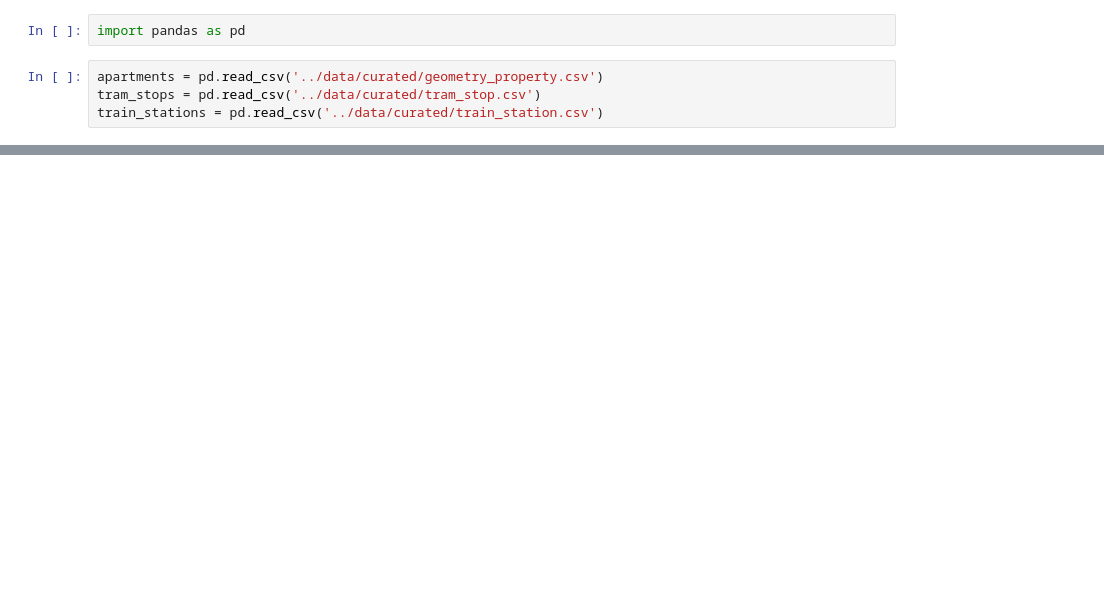
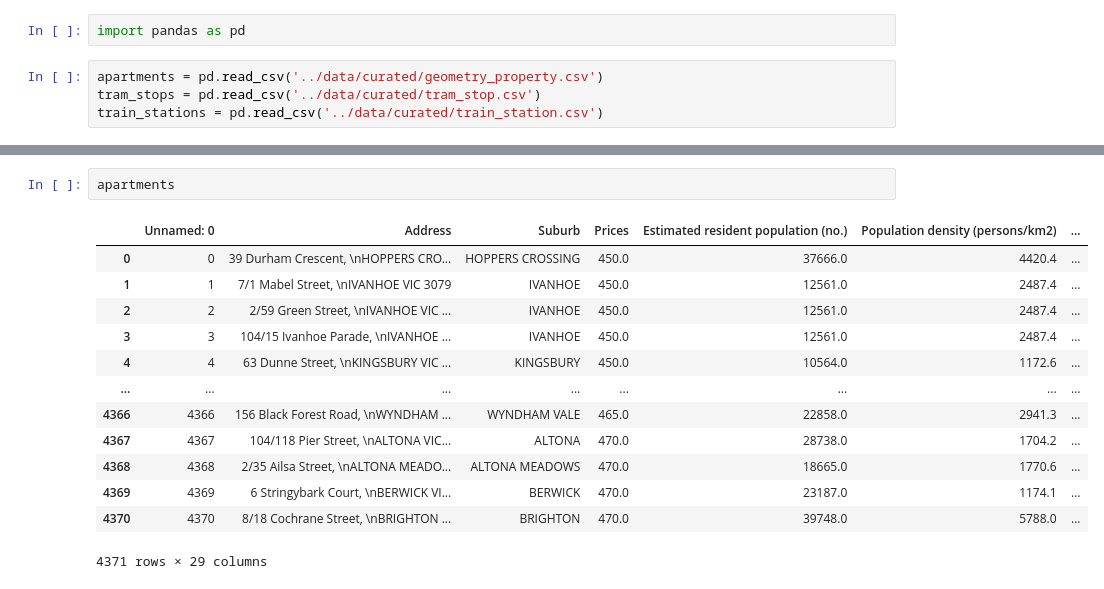
Before and after one commit to vanessagraciia/Real-Estate-Industry-Project, a Jupyter notebook: notebooks/distance.ipynb, the cells around one changed output, grey strips where cells are left out. Saved outputs shown, nothing was run; the diff lists cells and outputs as text; blank space fills up the shorter version.

```diff
--- a/notebooks/distance.ipynb
+++ b/notebooks/distance.ipynb
@@ -63,0 +7,16 @@ apartments["TramStopsWithin500m"] = tram_counts
+# %%
+apartments
+# %% [output]
+|  | Unnamed: 0 | Address | Suburb | Prices | Estimated resident population (no.) | Population density (persons/km2) | ... |
+| 0 | 0 | 39 Durham Crescent, \nHOPPERS CRO... | HOPPERS CROSSING | 450.0 | 37666.0 | 4420.4 | ... |
+| 1 | 1 | 7/1 Mabel Street, \nIVANHOE VIC 3079 | IVANHOE | 450.0 | 12561.0 | 2487.4 | ... |
+| 2 | 2 | 2/59 Green Street, \nIVANHOE VIC ... | IVANHOE | 450.0 | 12561.0 | 2487.4 | ... |
+| 3 | 3 | 104/15 Ivanhoe Parade, \nIVANHOE ... | IVANHOE | 450.0 | 12561.0 | 2487.4 | ... |
+| 4 | 4 | 63 Dunne Street, \nKINGSBURY VIC ... | KINGSBURY | 450.0 | 10564.0 | 1172.6 | ... |
+| ... | ... | ... | ... | ... | ... | ... | ... |
+| 4366 | 4366 | 156 Black Forest Road, \nWYNDHAM ... | WYNDHAM VALE | 465.0 | 22858.0 | 2941.3 | ... |
+| 4367 | 4367 | 104/118 Pier Street, \nALTONA VIC... | ALTONA | 470.0 | 28738.0 | 1704.2 | ... |
+| 4368 | 4368 | 2/35 Ailsa Street, \nALTONA MEADO... | ALTONA MEADOWS | 470.0 | 18665.0 | 1770.6 | ... |
+| 4369 | 4369 | 6 Stringybark Court, \nBERWICK VI... | BERWICK | 470.0 | 23187.0 | 1174.1 | ... |
+| 4370 | 4370 | 8/18 Cochrane Street, \nBRIGHTON ... | BRIGHTON | 470.0 | 39748.0 | 5788.0 | ... |
+4371 rows × 29 columns
```
Also changed, not shown: parts of 6 cells of this notebook.
